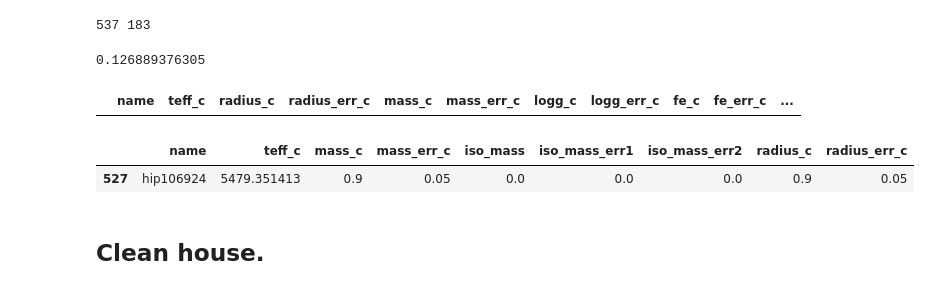
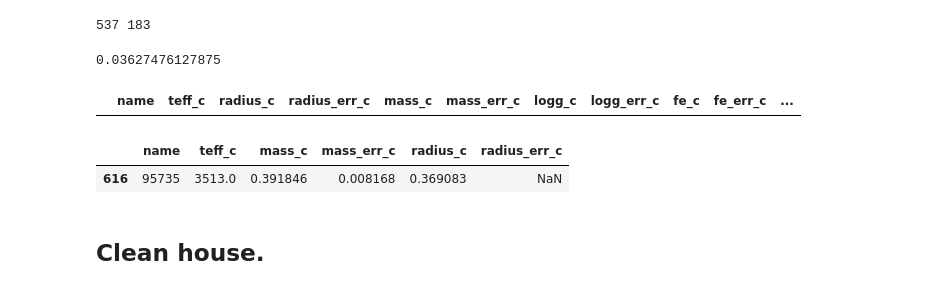
Before and after one commit to leerosenthalj/CLSI, a Jupyter notebook: legacy_tables/Stellar_legacy_selection.ipynb, the cells around one changed output. Cells and saved outputs as stored; diff of their text form; code cells hidden in the pictures.

```diff
--- a/legacy_tables/Stellar_legacy_selection.ipynb
+++ b/legacy_tables/Stellar_legacy_selection.ipynb
@@ -281,7 +281,7 @@ legacy_emp['logg_err_c'] = 0.5*(legacy_emp['iso_logg_err1_emp'] - legacy_emp['is
 legacy_syn['radius_c'] = legacy_syn['iso_radius']
 legacy_emp['radius_c'] = legacy_emp['iso_radius_emp']
 legacy_syn['radius_err_c'] = 0.5*(legacy_syn['iso_radius_err1'] - legacy_syn['iso_radius_err2'])
-legacy_emp['radius_err_c'] = legacy_emp['radius_err_emp']
+legacy_emp['radius_err_c'] = 0.5*(legacy_emp['iso_radius_err1_emp'] - legacy_emp['iso_radius_err2_emp'])
 
 legacy_syn['mass_c'] = legacy_syn['iso_mass']
 legacy_emp['mass_c'] = legacy_emp['iso_mass_emp']
@@ -380,9 +380,9 @@ legacy_choice.loc[legacy_choice.name == '201092', 'logg_err_c'] = 0.015
 legacy_choice.loc[legacy_choice.name == '201092', 'fe_c'] = -0.395
 legacy_choice.loc[legacy_choice.name == '201092', 'fe_err_c'] = 0.054
 # %%
-np.amin(legacy_choice.radius_c)
+np.amin(legacy_choice.fe_err_c)
 # %% [output]
-0.126889376305
+0.03627476127875
 # %%
 legacy_choice.query('radius_c == 0')[['name', 'teff_c', 'radius_c', 'radius_err_c',
                                     'mass_c', 'mass_err_c', 'logg_c', 'logg_err_c',
@@ -392,12 +392,11 @@ legacy_choice.query('radius_c == 0')[['name', 'teff_c', 'radius_c', 'radius_err_
 # %%
 legacy_choice.to_csv('legacy_specmatch_medians.csv')
 # %%
-legacy_choice.query('name == "hip106924"')[['name', 'teff_c', 'mass_c', 'mass_err_c',
-                                            'iso_mass', 'iso_mass_err1', 'iso_mass_err2',
-                                            'radius_c', 'radius_err_c']]
+legacy_choice.query('name == "95735"')[['name', 'teff_c', 'mass_c', 'mass_err_c',
+                                        'radius_c', 'radius_err_c']]
 # %% [output]
-|  | name | teff_c | mass_c | mass_err_c | iso_mass | iso_mass_err1 | iso_mass_err2 | radius_c | radius_err_c |
-| 527 | hip106924 | 5479.351413 | 0.9 | 0.05 | 0.0 | 0.0 | 0.0 | 0.9 | 0.05 |
+|  | name | teff_c | mass_c | mass_err_c | radius_c | radius_err_c |
+| 616 | 95735 | 3513.0 | 0.391846 | 0.008168 | 0.369083 | NaN |
 # %% [markdown]
 ## Clean house.
 # %%
```
Also changed, not shown: 1 other file.
